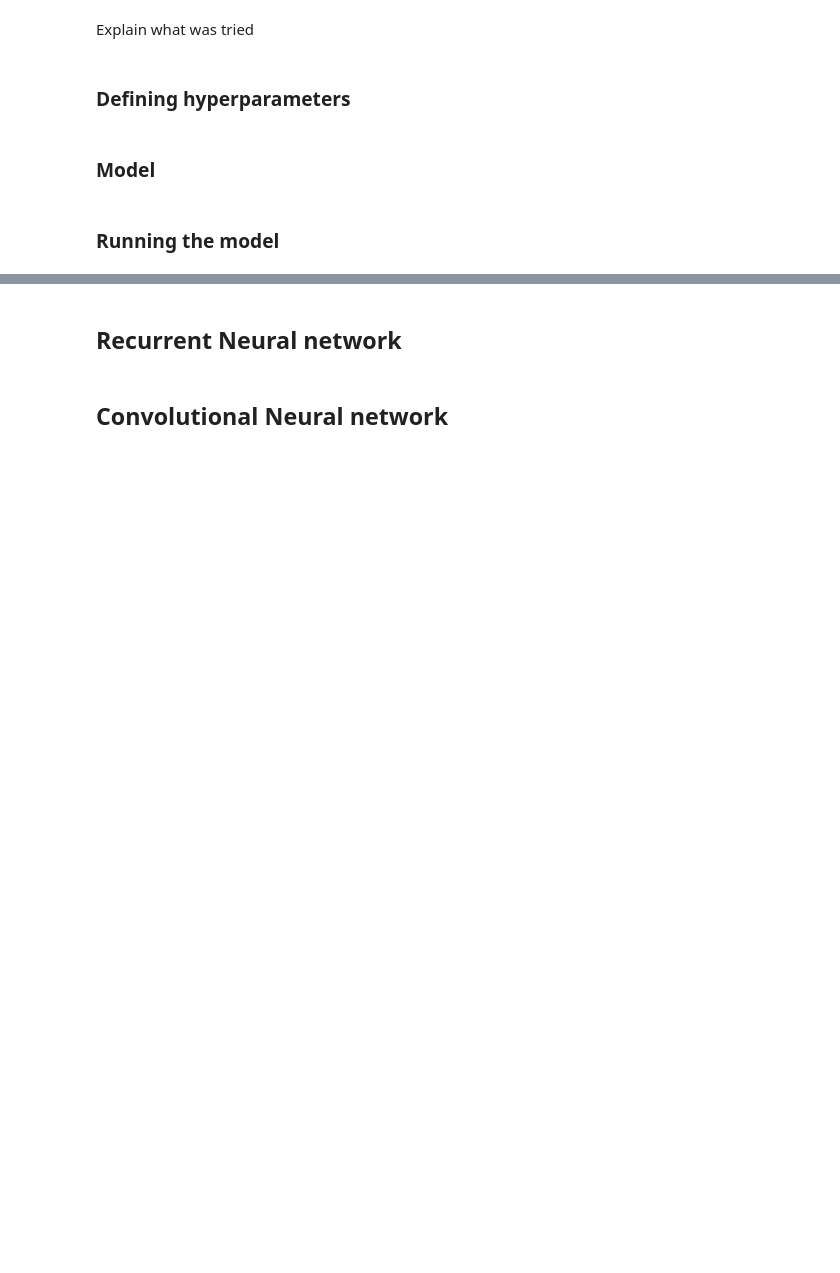
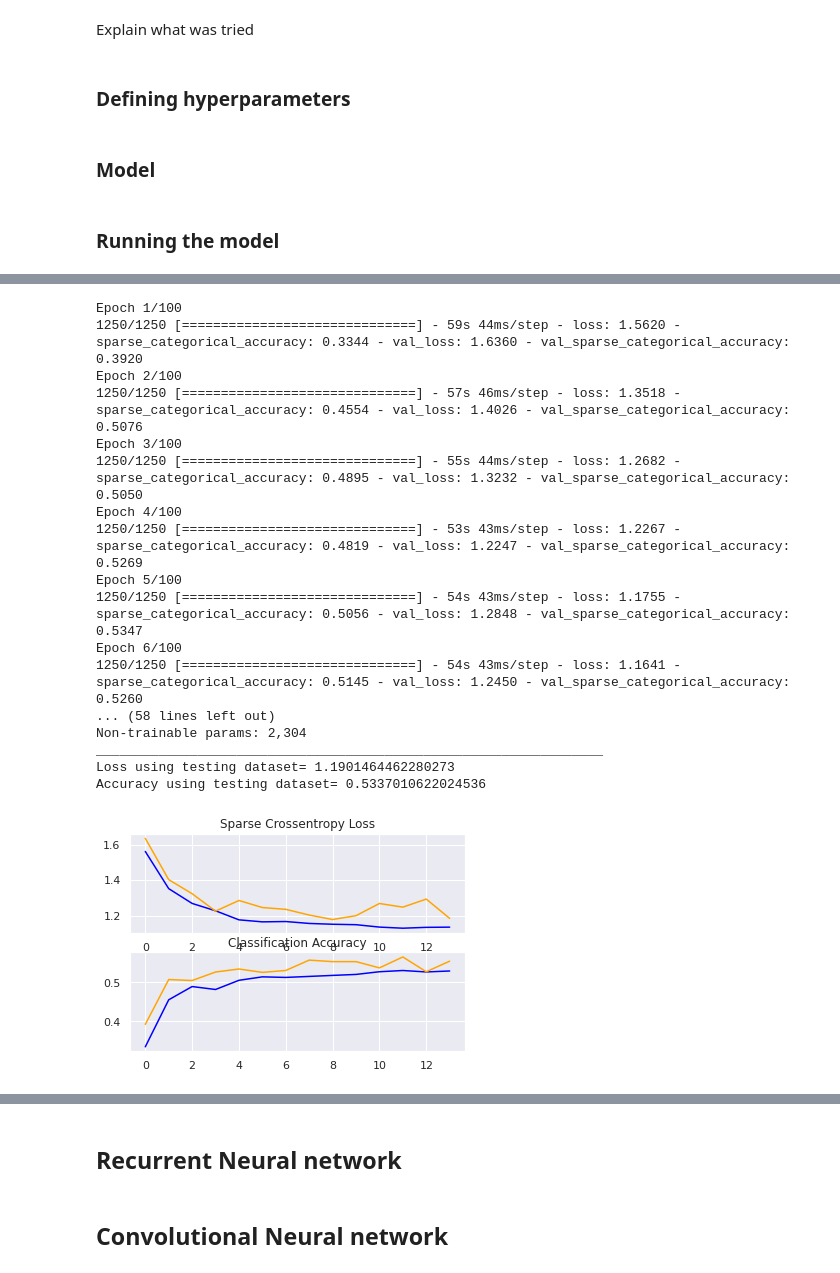
Before and after one commit to Migaalee/Deep_learning, a Jupyter notebook: DeepNeuralNetworks_Migla.ipynb, the cells around one changed output, grey strips where cells are left out. Saved outputs shown, nothing was run; the diff lists cells and outputs as text; code cells hidden in the pictures; blank space fills up the shorter version.

```diff
--- a/DeepNeuralNetworks_Migla.ipynb
+++ b/DeepNeuralNetworks_Migla.ipynb
@@ -152,9 +152,19 @@ data_valid_cut = data_valid.map(cut_data)
 # %%
 frame_length=256
 frame_step =32
+frame_length1=128
+frame_step1 =32
+frame_length2=64
+frame_step2 =32
 data_train_stft = data_train_cut.map(lambda x: (tf.math.abs(tf.signal.stft(signals = x[0], frame_length = frame_length, frame_step = frame_step)), x[1]))
 data_test_stft = data_test_cut.map(lambda x: (tf.math.abs(tf.signal.stft(signals = x[0], frame_length = frame_length, frame_step = frame_step)), x[1]))
 data_valid_stft = data_valid_cut.map(lambda x: (tf.math.abs(tf.signal.stft(signals = x[0], frame_length = frame_length, frame_step = frame_step)), x[1]))
+data_train_stft1 = data_train_cut.map(lambda x: (tf.math.abs(tf.signal.stft(signals = x[0], frame_length = frame_length1, frame_step = frame_step1)), x[1]))
+data_test_stft1 = data_test_cut.map(lambda x: (tf.math.abs(tf.signal.stft(signals = x[0], frame_length = frame_length1, frame_step = frame_step1)), x[1]))
+data_valid_stft1 = data_valid_cut.map(lambda x: (tf.math.abs(tf.signal.stft(signals = x[0], frame_length = frame_length1, frame_step = frame_step1)), x[1]))
+data_train_stft2 = data_train_cut.map(lambda x: (tf.math.abs(tf.signal.stft(signals = x[0], frame_length = frame_length2, frame_step = frame_step2)), x[1]))
+data_test_stft2 = data_test_cut.map(lambda x: (tf.math.abs(tf.signal.stft(signals = x[0], frame_length = frame_length2, frame_step = frame_step2)), x[1]))
+data_valid_stft2 = data_valid_cut.map(lambda x: (tf.math.abs(tf.signal.stft(signals = x[0], frame_length = frame_length2, frame_step = frame_step2)), x[1]))
 # %% [markdown]
 ####  This STFT transformed data will be used for RNN, CNN, Transformers
 # %%
@@ -168,6 +186,14 @@ batch_size=2
 input_train = data_train_stft.batch(batch_size)
 input_test = data_test_stft.batch(batch_size)
 input_valid = data_valid_stft.batch(batch_size)
+
+input_train1 = data_train_stft1.batch(batch_size)
+input_test1 = data_test_stft1.batch(batch_size)
+input_valid1 = data_valid_stft1.batch(batch_size)
+
+input_train2= data_train_stft2.batch(batch_size)
+input_test2 = data_test_stft2.batch(batch_size)
+input_valid2 = data_valid_stft2.batch(batch_size)
 # %% [markdown]
 # Define batch size and add padding for variable size data
 # %%
@@ -215,3 +252,13 @@ input_shape = np.shape((sample)[0])[1:]
 print(input_shape)
 # %% [output]
 (55, 129)
+# %%
+itera1 = tf.compat.v1.data.Iterator.from_structure(tf.compat.v1.data.get_output_types(input_train1),
+                                           tf.compat.v1.data.get_output_shapes(input_train1))
+train_init_op1 = itera1.make_initializer(input_train1)
+
+features, labels = itera1.get_next()
+sample1 = itera1.get_next()
+sample1
+input_shape1 = np.shape((sample1)[0])[1:]
+print(input_shape1)
@@ -317,0 +538,21 @@ KeyboardInterrupt: ignored
+# %%
+ffn1=feedforward_yes_upsampling_dense1(opt2, input_train1, input_valid1, input_test1)
+# %% [output]
+Epoch 1/100
+1250/1250 [==============================] - 59s 44ms/step - loss: 1.5620 - sparse_categorical_accuracy: 0.3344 - val_loss: 1.6360 - val_sparse_categorical_accuracy: 0.3920
+Epoch 2/100
+1250/1250 [==============================] - 57s 46ms/step - loss: 1.3518 - sparse_categorical_accuracy: 0.4554 - val_loss: 1.4026 - val_sparse_categorical_accuracy: 0.5076
+Epoch 3/100
+1250/1250 [==============================] - 55s 44ms/step - loss: 1.2682 - sparse_categorical_accuracy: 0.4895 - val_loss: 1.3232 - val_sparse_categorical_accuracy: 0.5050
+Epoch 4/100
+1250/1250 [==============================] - 53s 43ms/step - loss: 1.2267 - sparse_categorical_accuracy: 0.4819 - val_loss: 1.2247 - val_sparse_categorical_accuracy: 0.5269
+Epoch 5/100
+1250/1250 [==============================] - 54s 43ms/step - loss: 1.1755 - sparse_categorical_accuracy: 0.5056 - val_loss: 1.2848 - val_sparse_categorical_accuracy: 0.5347
+Epoch 6/100
+1250/1250 [==============================] - 54s 43ms/step - loss: 1.1641 - sparse_categorical_accuracy: 0.5145 - val_loss: 1.2450 - val_sparse_categorical_accuracy: 0.5260
+... (58 lines left out)
+Non-trainable params: 2,304
+_________________________________________________________________
+Loss using testing dataset= 1.1901464462280273
+Accuracy using testing dataset= 0.5337010622024536
+[figure, added]
```
Also changed, not shown: parts of 34 cells of this notebook.
